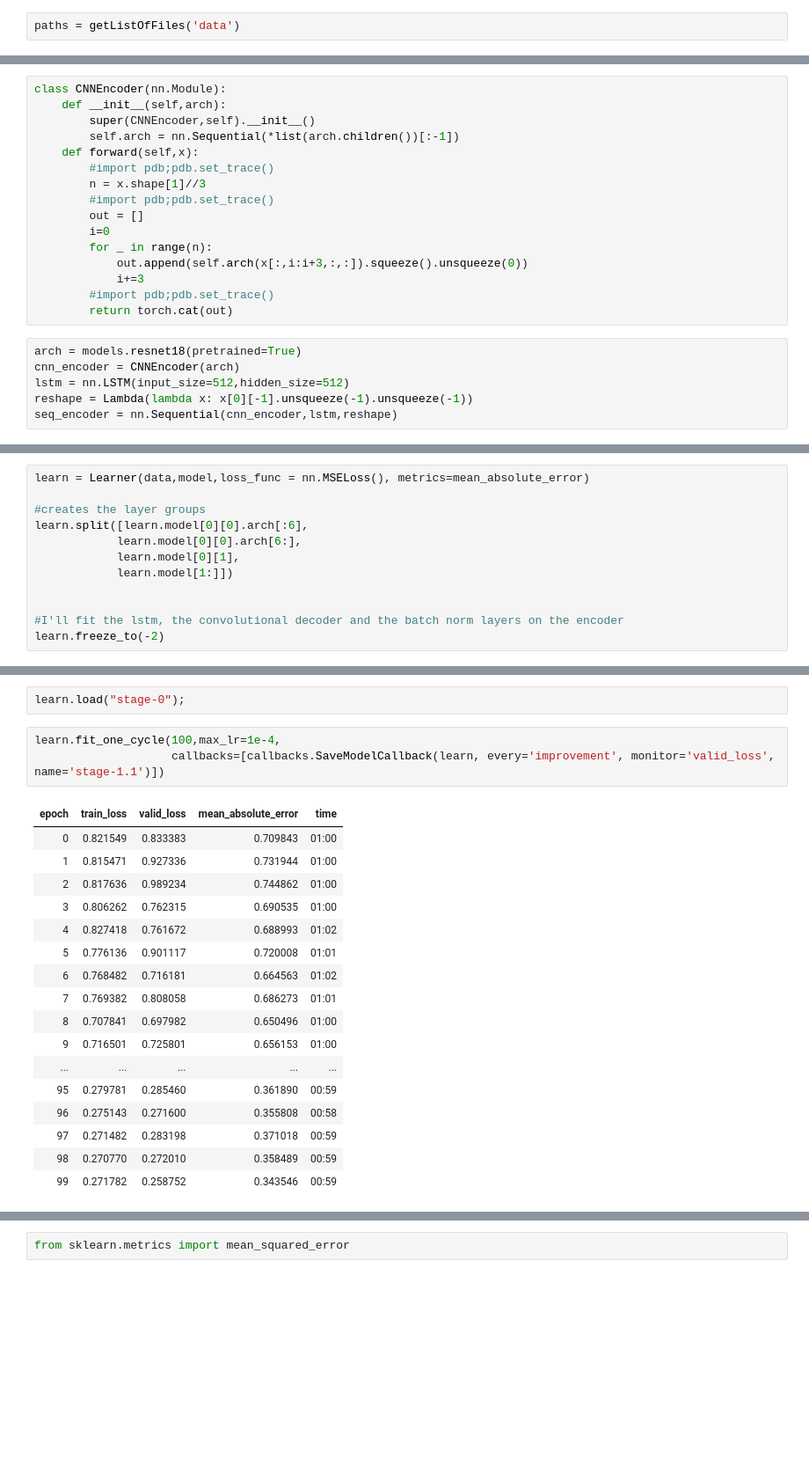
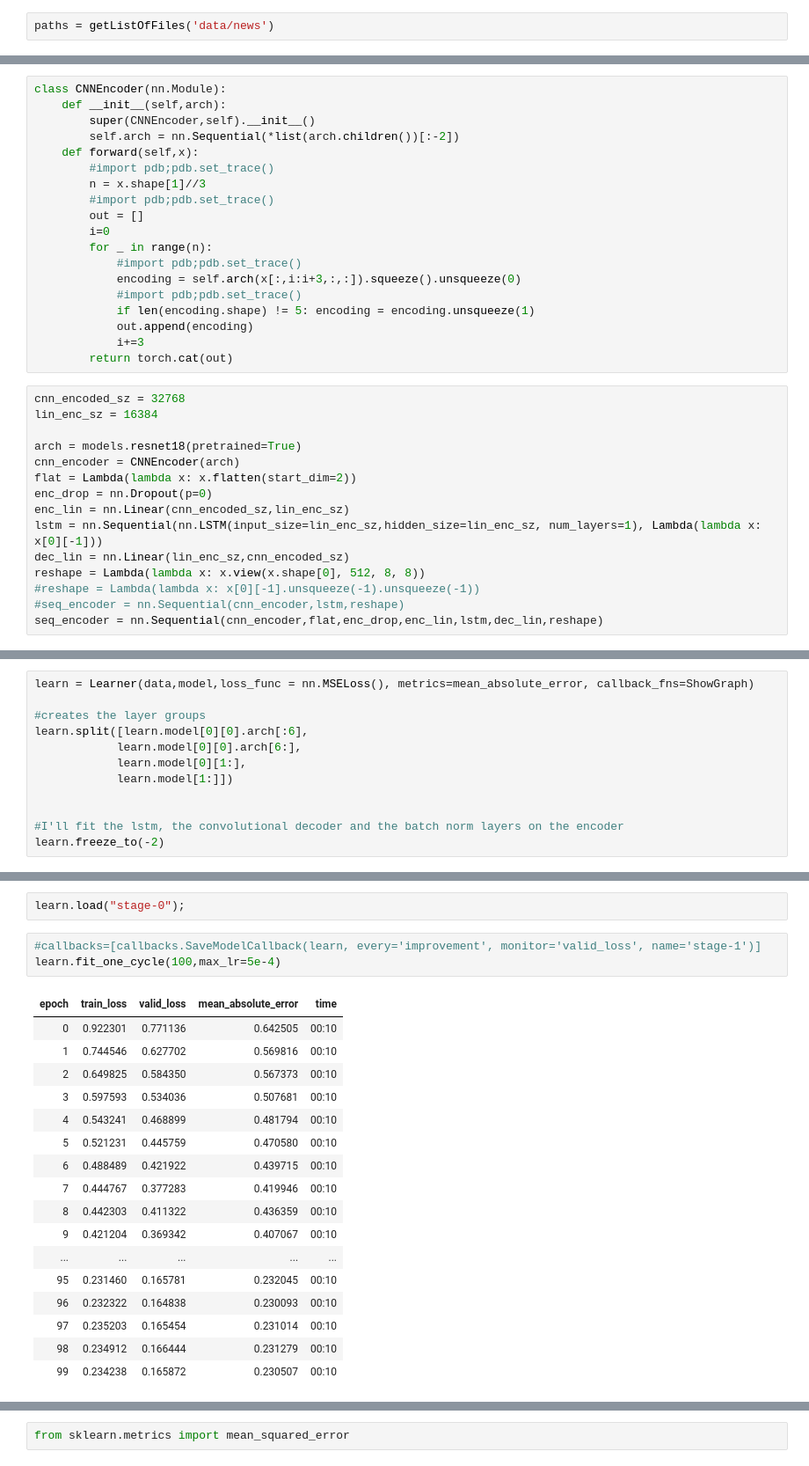
Before and after one commit to thiagodma/Pytorch_exs, a Jupyter notebook: NextFrame/next_frame.ipynb, the cells around one changed output, grey strips where cells are left out. Shown at 88% size. Saved outputs shown, nothing was run; the diff lists cells and outputs as text; blank space fills up the shorter version.

```diff
--- a/NextFrame/next_frame.ipynb
+++ b/NextFrame/next_frame.ipynb
@@ -37,7 +37,7 @@ def getListOfFiles(dirName):
 
     return allFiles
 # %%
-paths = getListOfFiles('data')
+paths = getListOfFiles('data/news')
 # %%
 videos = []
 for path in paths:
@@ -229,7 +218,7 @@ input,target = next(iter(train_dl))
 class CNNEncoder(nn.Module):
     def __init__(self,arch):
         super(CNNEncoder,self).__init__()
-        self.arch = nn.Sequential(*list(arch.children())[:-1])
+        self.arch = nn.Sequential(*list(arch.children())[:-2])
     def forward(self,x):
         #import pdb;pdb.set_trace()
         n = x.shape[1]//3
@@ -237,13 +226,25 @@ class CNNEncoder(nn.Module):
         out = []
         i=0
         for _ in range(n):
-            out.append(self.arch(x[:,i:i+3,:,:]).squeeze().unsqueeze(0))
+            #import pdb;pdb.set_trace()
+            encoding = self.arch(x[:,i:i+3,:,:]).squeeze().unsqueeze(0)
+            #import pdb;pdb.set_trace()
+            if len(encoding.shape) != 5: encoding = encoding.unsqueeze(1)
+            out.append(encoding)
             i+=3
-        #import pdb;pdb.set_trace()
         return torch.cat(out)
 # %%
+cnn_encoded_sz = 32768
+lin_enc_sz = 16384
+
 arch = models.resnet18(pretrained=True)
 cnn_encoder = CNNEncoder(arch)
-lstm = nn.LSTM(input_size=512,hidden_size=512)
-reshape = Lambda(lambda x: x[0][-1].unsqueeze(-1).unsqueeze(-1))
-seq_encoder = nn.Sequential(cnn_encoder,lstm,reshape)
+flat = Lambda(lambda x: x.flatten(start_dim=2))
+enc_drop = nn.Dropout(p=0)
+enc_lin = nn.Linear(cnn_encoded_sz,lin_enc_sz)
+lstm = nn.Sequential(nn.LSTM(input_size=lin_enc_sz,hidden_size=lin_enc_sz, num_layers=1), Lambda(lambda x: x[0][-1]))
+dec_lin = nn.Linear(lin_enc_sz,cnn_encoded_sz)
+reshape = Lambda(lambda x: x.view(x.shape[0], 512, 8, 8))
+#reshape = Lambda(lambda x: x[0][-1].unsqueeze(-1).unsqueeze(-1))
+#seq_encoder = nn.Sequential(cnn_encoder,lstm,reshape)
+seq_encoder = nn.Sequential(cnn_encoder,flat,enc_drop,enc_lin,lstm,dec_lin,reshape)
@@ -344,12 +342,12 @@ torch.Size([4, 3, 240, 240])
 # %% [markdown]
 # 4. Creating the Learner and Training the Model
 # %%
-learn = Learner(data,model,loss_func = nn.MSELoss(), metrics=mean_absolute_error)
+learn = Learner(data,model,loss_func = nn.MSELoss(), metrics=mean_absolute_error, callback_fns=ShowGraph)
 
 #creates the layer groups
 learn.split([learn.model[0][0].arch[:6],
             learn.model[0][0].arch[6:],
-            learn.model[0][1],
+            learn.model[0][1:],
             learn.model[1:]])
 
 
@@ -369,23 +368,23 @@ learn.save("stage-0")
 # %%
 learn.load("stage-0");
 # %%
-learn.fit_one_cycle(100,max_lr=1e-4,
-                    callbacks=[callbacks.SaveModelCallback(learn, every='improvement', monitor='valid_loss', name='stage-1.1')])
+#callbacks=[callbacks.SaveModelCallback(learn, every='improvement', monitor='valid_loss', name='stage-1')]
+learn.fit_one_cycle(100,max_lr=5e-4)
 # %% [output]
 | epoch | train_loss | valid_loss | mean_absolute_error | time |
-| 0 | 0.821549 | 0.833383 | 0.709843 | 01:00 |
-| 1 | 0.815471 | 0.927336 | 0.731944 | 01:00 |
-| 2 | 0.817636 | 0.989234 | 0.744862 | 01:00 |
-| 3 | 0.806262 | 0.762315 | 0.690535 | 01:00 |
-| 4 | 0.827418 | 0.761672 | 0.688993 | 01:02 |
-| 5 | 0.776136 | 0.901117 | 0.720008 | 01:01 |
-| 6 | 0.768482 | 0.716181 | 0.664563 | 01:02 |
-| 7 | 0.769382 | 0.808058 | 0.686273 | 01:01 |
-| 8 | 0.707841 | 0.697982 | 0.650496 | 01:00 |
-| 9 | 0.716501 | 0.725801 | 0.656153 | 01:00 |
+| 0 | 0.922301 | 0.771136 | 0.642505 | 00:10 |
+| 1 | 0.744546 | 0.627702 | 0.569816 | 00:10 |
+| 2 | 0.649825 | 0.584350 | 0.567373 | 00:10 |
+| 3 | 0.597593 | 0.534036 | 0.507681 | 00:10 |
+| 4 | 0.543241 | 0.468899 | 0.481794 | 00:10 |
+| 5 | 0.521231 | 0.445759 | 0.470580 | 00:10 |
+| 6 | 0.488489 | 0.421922 | 0.439715 | 00:10 |
+| 7 | 0.444767 | 0.377283 | 0.419946 | 00:10 |
+| 8 | 0.442303 | 0.411322 | 0.436359 | 00:10 |
+| 9 | 0.421204 | 0.369342 | 0.407067 | 00:10 |
 | ... | ... | ... | ... | ... |
-| 95 | 0.279781 | 0.285460 | 0.361890 | 00:59 |
-| 96 | 0.275143 | 0.271600 | 0.355808 | 00:58 |
-| 97 | 0.271482 | 0.283198 | 0.371018 | 00:59 |
-| 98 | 0.270770 | 0.272010 | 0.358489 | 00:59 |
-| 99 | 0.271782 | 0.258752 | 0.343546 | 00:59 |
+| 95 | 0.231460 | 0.165781 | 0.232045 | 00:10 |
+| 96 | 0.232322 | 0.164838 | 0.230093 | 00:10 |
+| 97 | 0.235203 | 0.165454 | 0.231014 | 00:10 |
+| 98 | 0.234912 | 0.166444 | 0.231279 | 00:10 |
+| 99 | 0.234238 | 0.165872 | 0.230507 | 00:10 |
```
Also changed, not shown: parts of 14 cells of this notebook.
